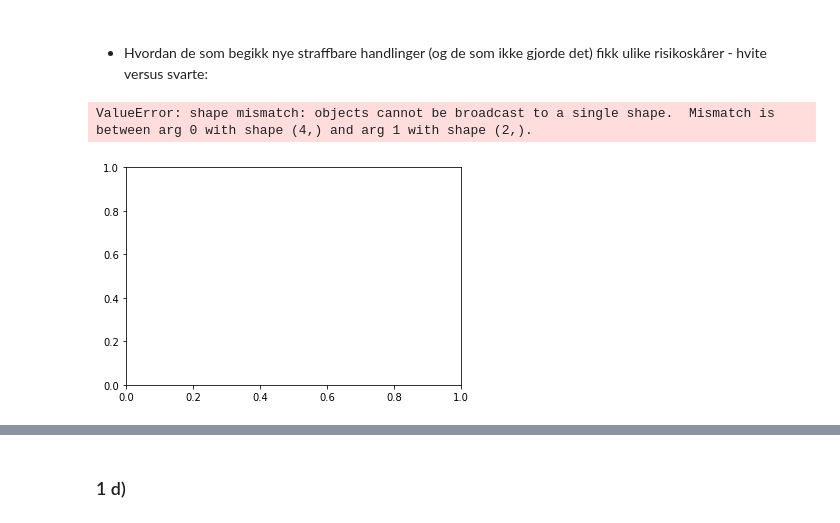
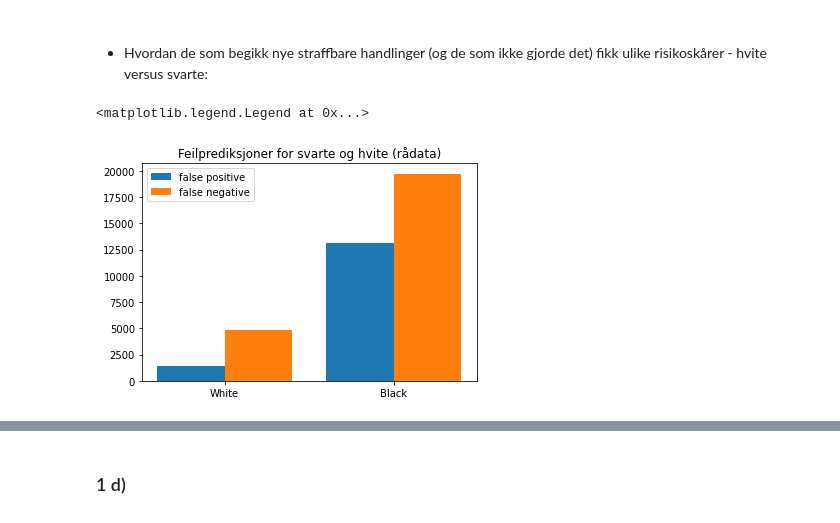
Before and after one commit to jonatanwins/COMPAS_project_HON2200, a Jupyter notebook: COMPAS.ipynb, the cells around one changed output, grey strips where cells are left out. Saved outputs shown, nothing was run; the diff lists cells and outputs as text; code cells hidden in the pictures.

```diff
--- a/COMPAS.ipynb
+++ b/COMPAS.ipynb
@@ -200,36 +203,35 @@ plt.legend(col_labs)
 ####
 ####
 - Hvordan de som begikk nye straffbare handlinger (og de som ikke gjorde det) fikk ulike risikoskårer - hvite versus svarte:
-# %%
-gold_pos_white = gold_pos[gold_pos["race"] == "Caucasian"]
-gold_pos_black = gold_pos[gold_pos["race"] == "African-American"]
-gold_neg_white = gold_neg[gold_neg["race"] == "Caucasian"]
-gold_neg_black = gold_neg[gold_neg["race"] == "African-American"]
-
-true_pos_white = gold_pos_white[gold_pos_white["score_text"] == "High"]
-true_pos_black = gold_pos_black[gold_pos_black["score_text"] == "High"]
-
-false_pos_white = gold_neg_white[gold_neg_white["score_text"] == "High"]
-false_pos_black = gold_neg_black[gold_neg_black["score_text"] == "High"]
-
-true_neg_white = gold_neg_white[gold_neg_white["score_text"] == "Low"] + gold_neg_white[gold_neg_white["score_text"] == "Medium"]
-true_neg_black = gold_neg_black[gold_neg_black["score_text"] == "Low"] + gold_neg_black[gold_neg_black["score_text"] == "Medium"]
-
-false_neg_white = gold_pos_white[gold_pos_white["score_text"] == "Low"] + gold_pos_white[gold_pos_white["score_text"] == "Medium"]
-false_neg_black = gold_pos_black[gold_pos_black["score_text"] == "Low"] + gold_pos_black[gold_pos_black["score_text"] == "Medium"]
-
-col_labs = ["true positive", "false positive", "true negative", "false negative"]
-x_labs = ["White", "Black"]
-x = np.arange(len(col_labs))
-width = 0.4
-
-plt.bar(x-0.40, [true_pos_white.size, true_pos_black.size], width)
-plt.bar(x-0.20, [false_pos_white.size, false_pos_black.size], width)
-plt.bar(x+0.20, [true_neg_white.size, true_neg_black.size], width)
-plt.bar(x+0.40, [false_neg_white.size, false_neg_black.size], width)
-
-plt.xticks(x, x_labs)
-plt.legend(col_labs)
-# %% [output]
-ValueError: shape mismatch: objects cannot be broadcast to a single shape.  Mismatch is between arg 0 with shape (4,) and arg 1 with shape (2,).
-[figure, removed]
+# %%
+gold_pos_white = gold_pos[gold_pos["race"] == "Caucasian"]
+gold_pos_black = gold_pos[gold_pos["race"] == "African-American"]
+
+gold_neg_white = gold_neg[gold_neg["race"] == "Caucasian"]
+gold_neg_black = gold_neg[gold_neg["race"] == "African-American"]
+
+#true_pos_white = gold_pos_white[gold_pos_white["score_text"] == "High"]
+#true_pos_black = gold_pos_black[gold_pos_black["score_text"] == "High"]
+#true_neg_white = gold_neg_white[gold_neg_white["score_text"] == "Low"] + gold_neg_white[gold_neg_white["score_text"] == "Medium"]
+#true_neg_black = gold_neg_black[gold_neg_black["score_text"] == "Low"] + gold_neg_black[gold_neg_black["score_text"] == "Medium"]
+
+false_pos_white = gold_neg_white[gold_neg_white["score_text"] == "High"]
+false_pos_black = gold_neg_black[gold_neg_black["score_text"] == "High"]
+
+false_neg_white = gold_pos_white[gold_pos_white["score_text"] == "Low"] + gold_pos_white[gold_pos_white["score_text"] == "Medium"]
+false_neg_black = gold_pos_black[gold_pos_black["score_text"] == "Low"] + gold_pos_black[gold_pos_black["score_text"] == "Medium"]
+
+col_labs = ["false positive", "false negative"]
+x_labs = ["White", "Black"]
+x = np.arange(len(col_labs))
+width = 0.4
+
+plt.bar(x-0.2, [false_pos_white.size, false_neg_white.size], width)
+plt.bar(x+0.2, [false_pos_black.size, false_neg_black.size], width)
+
+plt.xticks(x, x_labs)
+plt.title("Feilprediksjoner for svarte og hvite (rådata)")
+plt.legend(col_labs)
+# %% [output]
+<matplotlib.legend.Legend at 0x...>
+[figure, added]
```
Also changed, not shown: parts of 2 cells of this notebook.
